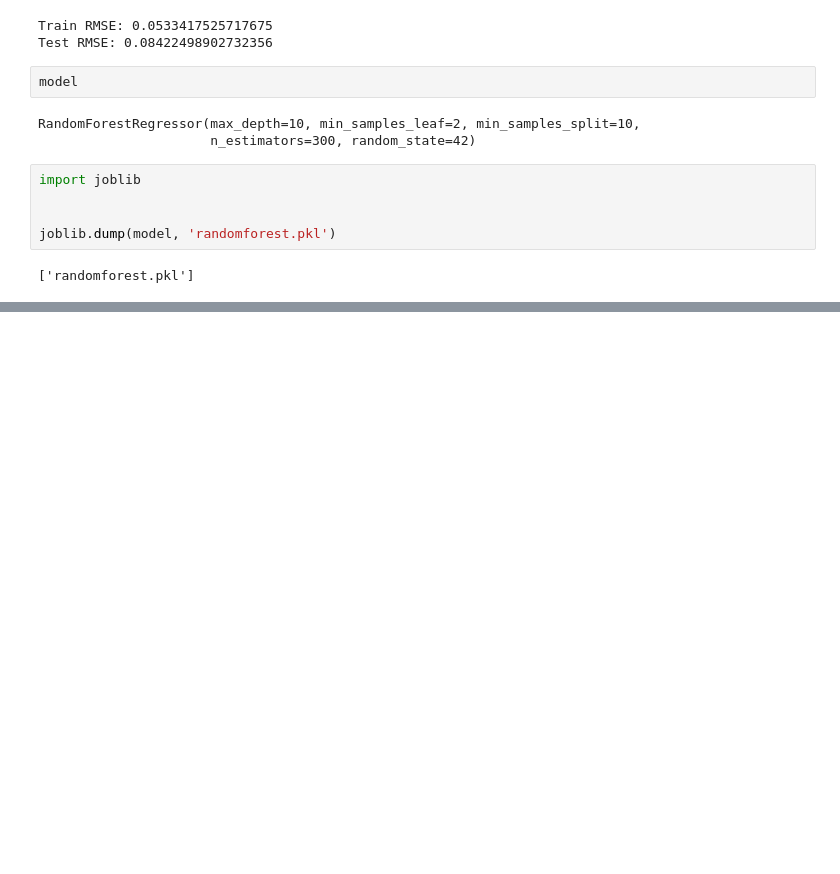
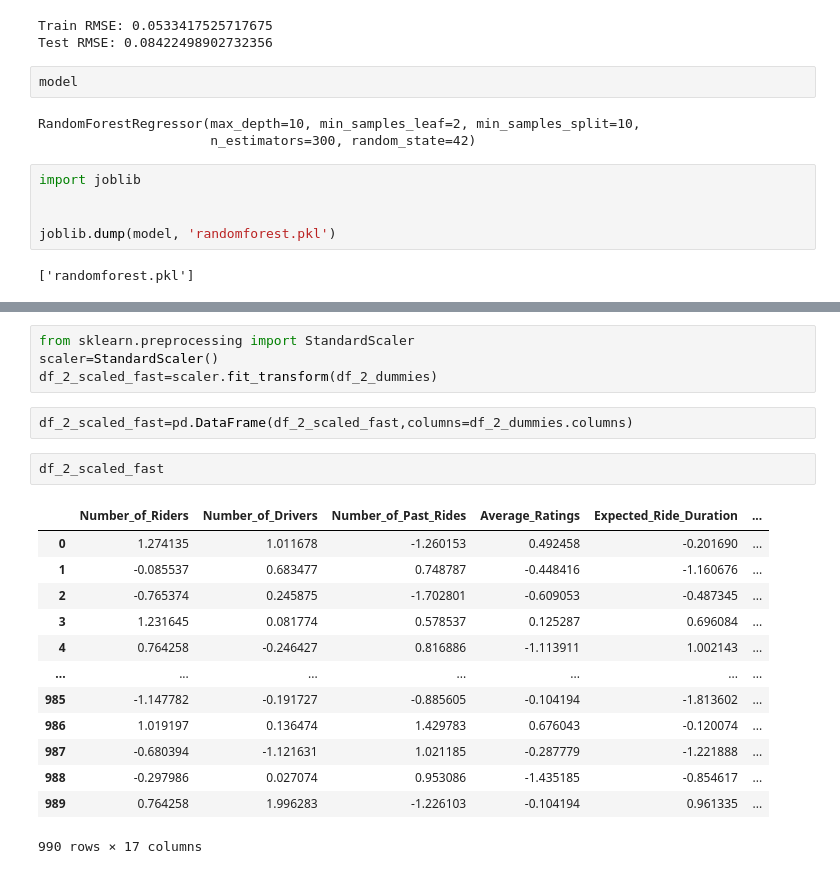
Before and after one commit to theraghavjuneja/dynamic_price, a Jupyter notebook: Untitled.ipynb, the cells around one changed output, grey strips where cells are left out. Drawn from its saved outputs; the diff is of its cells as text; blank space fills up the shorter version.

```diff
--- a/Untitled.ipynb
+++ b/Untitled.ipynb
@@ -1069,0 +1124,22 @@ joblib.dump(model, 'randomforest.pkl')
+# %%
+from sklearn.preprocessing import StandardScaler
+scaler=StandardScaler()
+df_2_scaled_fast=scaler.fit_transform(df_2_dummies)
+# %%
+df_2_scaled_fast=pd.DataFrame(df_2_scaled_fast,columns=df_2_dummies.columns)
+# %%
+df_2_scaled_fast
+# %% [output]
+|  | Number_of_Riders | Number_of_Drivers | Number_of_Past_Rides | Average_Ratings | Expected_Ride_Duration | ... |
+| 0 | 1.274135 | 1.011678 | -1.260153 | 0.492458 | -0.201690 | ... |
+| 1 | -0.085537 | 0.683477 | 0.748787 | -0.448416 | -1.160676 | ... |
+| 2 | -0.765374 | 0.245875 | -1.702801 | -0.609053 | -0.487345 | ... |
+| 3 | 1.231645 | 0.081774 | 0.578537 | 0.125287 | 0.696084 | ... |
+| 4 | 0.764258 | -0.246427 | 0.816886 | -1.113911 | 1.002143 | ... |
+| ... | ... | ... | ... | ... | ... | ... |
+| 985 | -1.147782 | -0.191727 | -0.885605 | -0.104194 | -1.813602 | ... |
+| 986 | 1.019197 | 0.136474 | 1.429783 | 0.676043 | -0.120074 | ... |
+| 987 | -0.680394 | -1.121631 | 1.021185 | -0.287779 | -1.221888 | ... |
+| 988 | -0.297986 | 0.027074 | 0.953086 | -1.435185 | -0.854617 | ... |
+| 989 | 0.764258 | 1.996283 | -1.226103 | -0.104194 | 0.961335 | ... |
+990 rows × 17 columns
```
Also changed, not shown: parts of 14 cells of this notebook.
